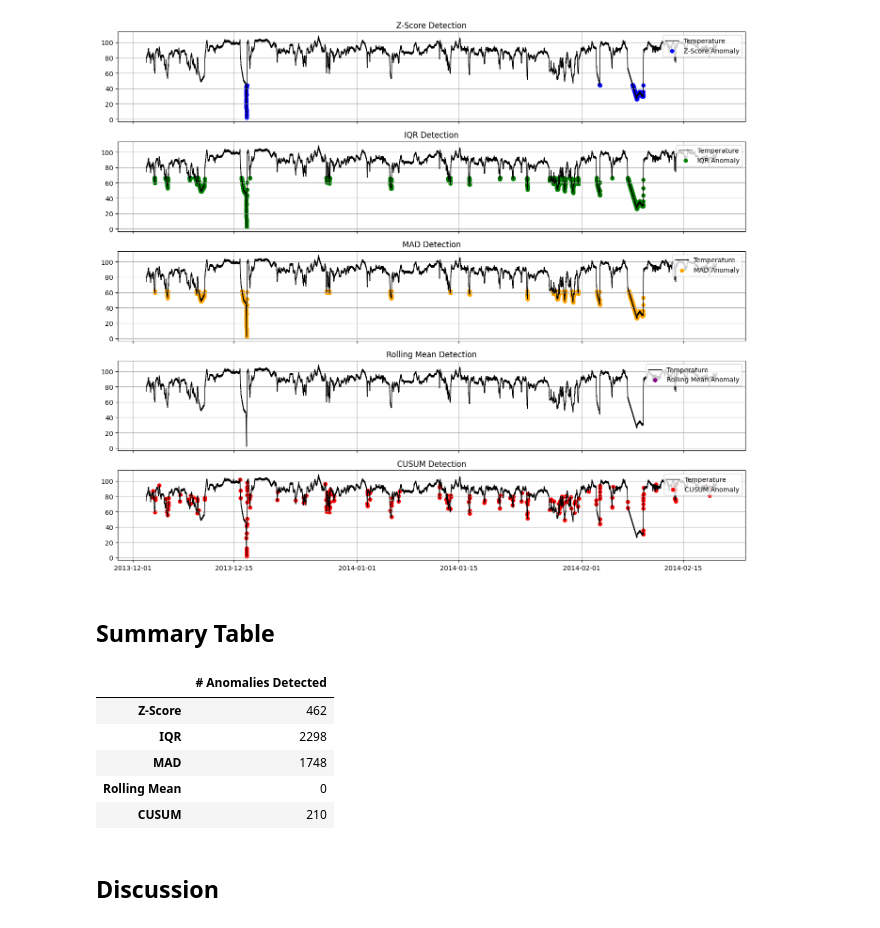
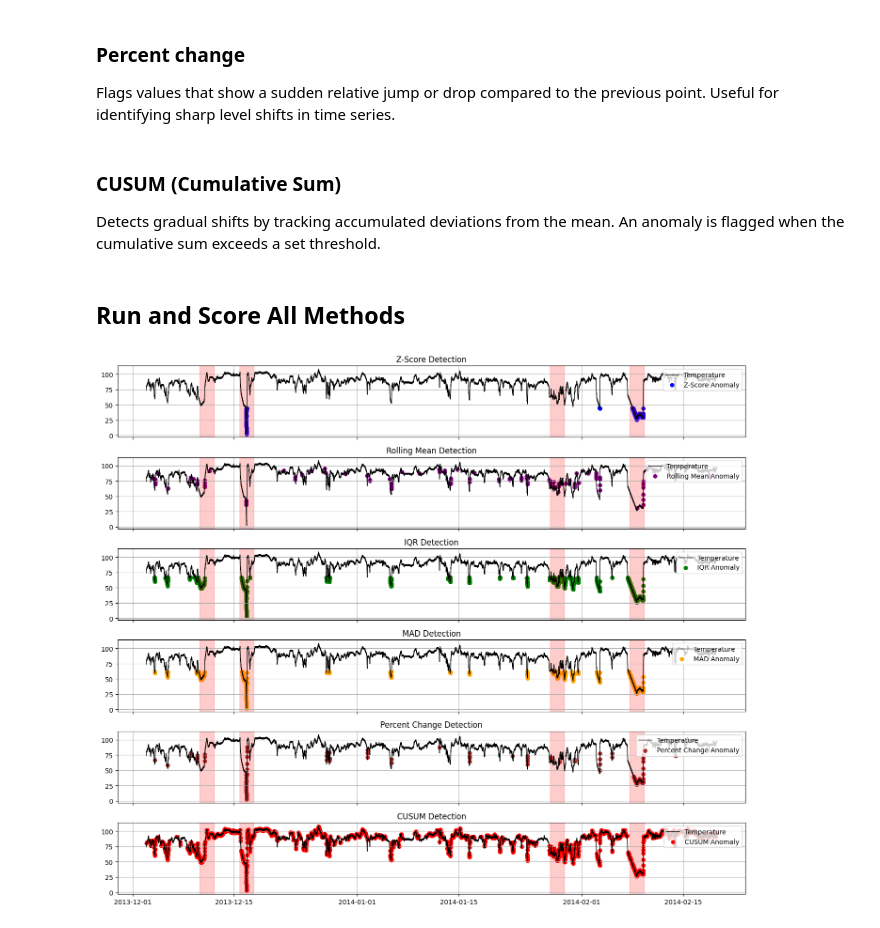
Before and after one commit to hjalalin/nab-anomaly-detection, a Jupyter notebook: notebooks/machine_temperature/02_statistical_methods.ipynb, the cells around one changed output. Drawn from its saved outputs; the diff is of its cells as text; code cells hidden in the pictures.

Commit message:
Kaggle Notebook | 02_statistical_methods | Version 3

```diff
--- a/notebooks/machine_temperature/02_statistical_methods.ipynb
+++ b/notebooks/machine_temperature/02_statistical_methods.ipynb
@@ -109,0 +118,3 @@ This layout allows us to compare the performace of diffrent methods and understa
+# %% [markdown]
+### Percent change
+Flags values that show a sudden relative jump or drop compared to the previous point. Useful for identifying sharp level shifts in time series.
@@ -110,39 +127,69 @@ This layout allows us to compare the performace of diffrent methods and understa
+# %% [markdown]
+ ### CUSUM (Cumulative Sum)
+ Detects gradual shifts by tracking accumulated deviations from the mean. An anomaly is flagged when the cumulative sum exceeds a set threshold.
+# %%
+def detect_cusum(df, column='value', threshold_factor=3.5, drift_factor=0.2, smooth_window=30):
+    if smooth_window:
+        values = df[column].rolling(window=smooth_window, min_periods=1).mean().values
+    else:
+        values = df[column].values
+
+    mean_val = values.mean()
+    std_val = values.std()
+
+    threshold = threshold_factor * std_val
+    drift = drift_factor * std_val
+
+    s_pos, s_neg = 0, 0
+    anomalies = []
+
+    for i, x in enumerate(values):
+        s_pos = max(0, s_pos + x - mean_val - drift)
+        s_neg = min(0, s_neg + x - mean_val + drift)
+
+        if s_pos > threshold or s_neg < -threshold:
+            anomalies.append(df.index[i])
+            s_pos, s_neg = 0, 0  # reset after detection
+
+    return pd.to_datetime(anomalies)
+# %% [markdown]
+## Run and Score All Methods
 # %%
 methods = [
     ('Z-Score', 'anomaly_zscore', 'blue'),
+    ('Rolling Mean', 'anomaly_rolling', 'purple'),
     ('IQR', 'anomaly_iqr', 'green'),
     ('MAD', 'anomaly_mad', 'orange'),
-    ('Rolling Mean', 'anomaly_rolling', 'purple'),
+    ('Percent Change', 'anomaly_pctchange', 'brown'),
     ('CUSUM', 'anomaly_cusum', 'red')
 ]
+
+# Run detectors and create boolean columns
+df['anomaly_zscore'] = df.index.isin(detect_zscore(df))
+df['anomaly_rolling'] = df.index.isin(detect_rolling_mean(df))
+df['anomaly_iqr'] = df.index.isin(detect_iqr(df))
+df['anomaly_mad'] = df.index.isin(detect_mad(df))
+df['anomaly_pctchange'] = df.index.isin(detect_percent_change(df))
+df['anomaly_cusum'] = df.index.isin(detect_cusum(df))
+
+
 
 fig, axes = plt.subplots(len(methods), 1, figsize=(14, 12), sharex=True)
 
 for i, (title, col, color) in enumerate(methods):
     ax = axes[i]
     ax.plot(df['value'], label='Temperature', color='black', linewidth=1)
     ax.scatter(df[df[col]].index, df[df[col]]['value'], color=color, s=30, label=f'{title} Anomaly')
+
+    # Highlight anomaly windows
+    for start, end in anomaly_windows:
+        ax.axvspan(start, end, color='red', alpha=0.2)
+
     ax.set_title(f"{title} Detection")
     ax.legend(loc='upper right')
     ax.grid(True)
 
 plt.tight_layout()
 plt.show()
 # %% [output]
-[figure, old version]
+[figure, new version]
-# %% [markdown]
-## Summary Table
-# %%
-summary = {
-    method[0]: df[method[1]].sum() for method in methods
-}
-pd.DataFrame.from_dict(summary, orient='index', columns=['# Anomalies Detected'])
-# %% [output]
-|  | # Anomalies Detected |
-| Z-Score | 462 |
-| IQR | 2298 |
-| MAD | 1748 |
-| Rolling Mean | 0 |
-| CUSUM | 210 |
-# %% [markdown]
-## Discussion
```
Also changed, not shown: parts of 25 cells of this notebook.
